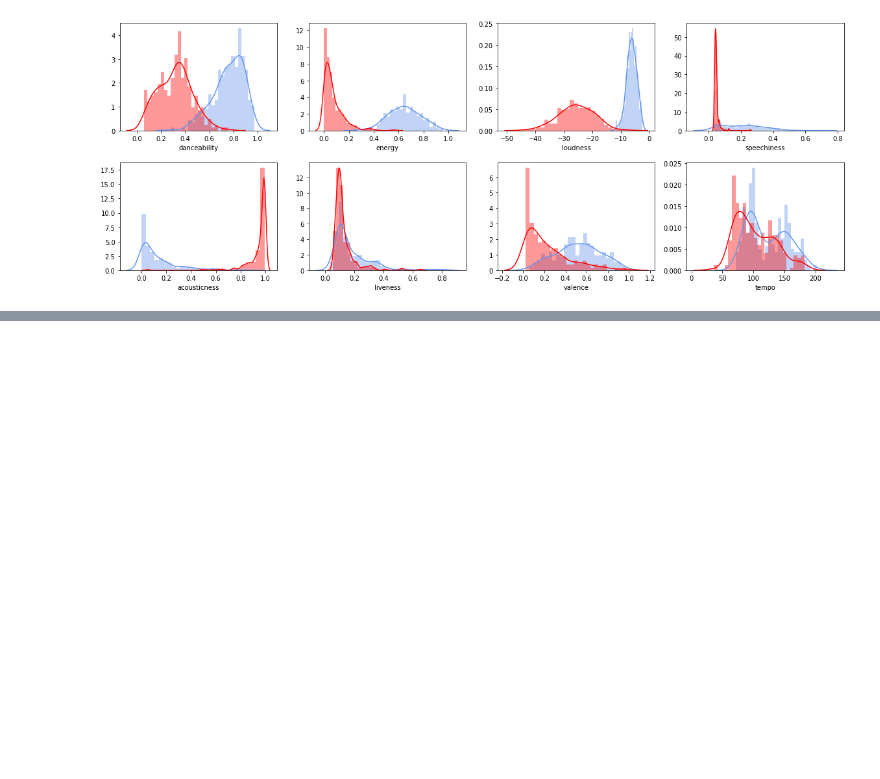
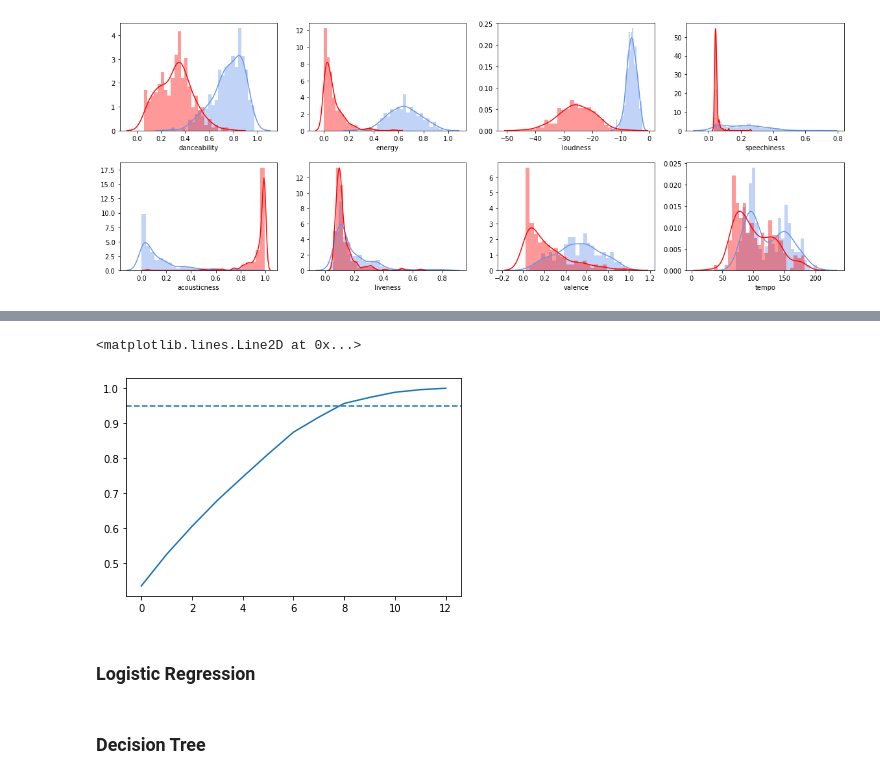
Before and after one commit to stujenn/genre-classifier, a Jupyter notebook: Spotipy_analysis.ipynb, the cells around one changed output, grey strips where cells are left out. Saved outputs shown, nothing was run; the diff lists cells and outputs as text; code cells hidden in the pictures; blank space fills up the shorter version.

Commit message:
Added tree model and PCA

```diff
--- a/Spotipy_analysis.ipynb
+++ b/Spotipy_analysis.ipynb
@@ -171,0 +244,11 @@ Test accuracy: 0.995
+# %%
+# Calculate the cumulative explained variance
+cum_exp_variance = np.cumsum(exp_variance)
+
+# Plot the cumulative explained variance and draw a dashed line at 0.95.
+fig, ax = plt.subplots()
+ax.plot(range(13), cum_exp_variance)
+ax.axhline(y=0.95, linestyle='--')
+# %% [output]
+<matplotlib.lines.Line2D at 0x...>
+[figure, added]
@@ -171,0 +269,2 @@ Test accuracy: 0.995
+# %% [markdown]
+### Logistic Regression
@@ -171,0 +276,2 @@ Test accuracy: 0.995
+# %% [markdown]
+### Decision Tree
```
Also changed, not shown: parts of 25 cells of this notebook.
